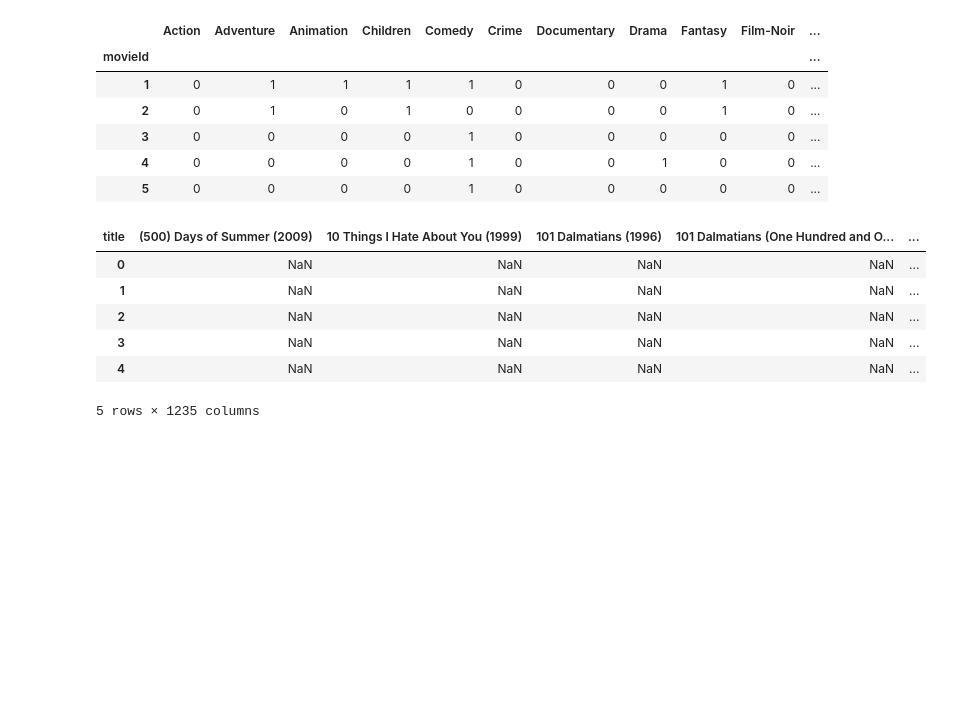
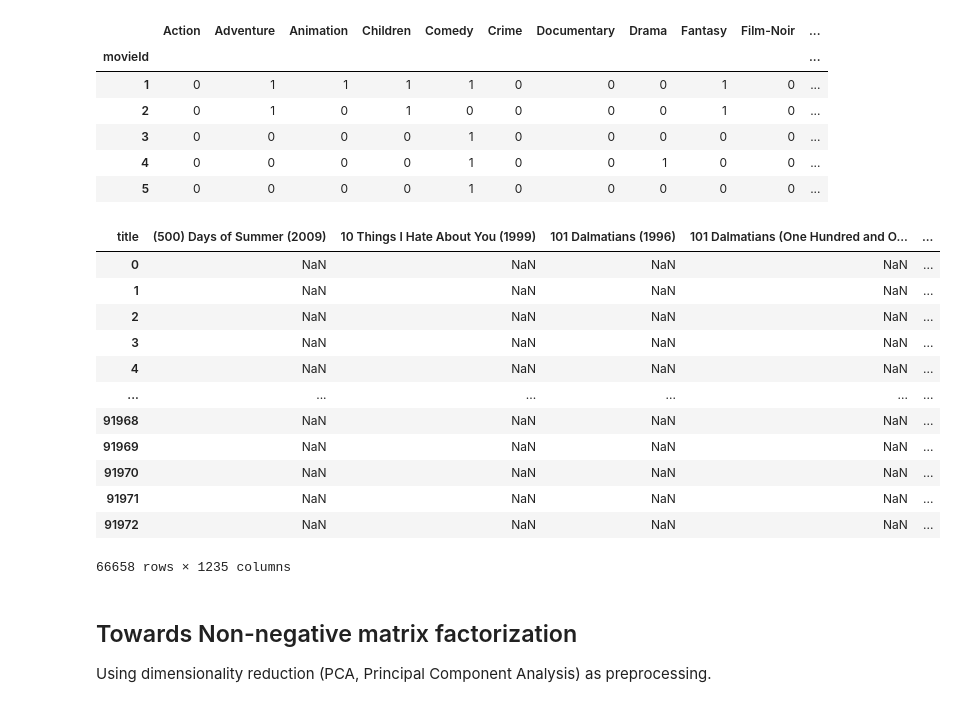
Before and after one commit to raphaelw/data-science-bootcamp, a Jupyter notebook: 10_week/project/unsupervised_learning.ipynb, the cells around one changed output. Drawn from its saved outputs; the diff is of its cells as text; code cells hidden in the pictures; blank space fills up the shorter version.

```diff
--- a/10_week/project/unsupervised_learning.ipynb
+++ b/10_week/project/unsupervised_learning.ipynb
@@ -57,13 +62,23 @@ M_movie_genres.head()
 | 4 | 0 | 0 | 0 | 0 | 1 | 0 | 0 | 1 | 0 | 0 | ... |
 | 5 | 0 | 0 | 0 | 0 | 1 | 0 | 0 | 0 | 0 | 0 | ... |
 # %%
-M_raitings = df_raitings.pivot(columns='title', values='raiting')
-M_raitings.head()
+M_raitings = df_raitings.pivot(columns='title', values='raiting').dropna(how='all')
+M_raitings
 # %% [output]
 | title | (500) Days of Summer (2009) | 10 Things I Hate About You (1999) | 101 Dalmatians (1996) | 101 Dalmatians (One Hundred and O... | ... |
 | 0 | NaN | NaN | NaN | NaN | ... |
 | 1 | NaN | NaN | NaN | NaN | ... |
 | 2 | NaN | NaN | NaN | NaN | ... |
 | 3 | NaN | NaN | NaN | NaN | ... |
 | 4 | NaN | NaN | NaN | NaN | ... |
+| ... | ... | ... | ... | ... | ... |
+| 91968 | NaN | NaN | NaN | NaN | ... |
+| 91969 | NaN | NaN | NaN | NaN | ... |
+| 91970 | NaN | NaN | NaN | NaN | ... |
+| 91971 | NaN | NaN | NaN | NaN | ... |
+| 91972 | NaN | NaN | NaN | NaN | ... |
-5 rows × 1235 columns
+66658 rows × 1235 columns
+# %% [markdown]
+## Towards Non-negative matrix factorization
+
+Using dimensionality reduction (PCA, Principal Component Analysis) as preprocessing.
```
Also changed, not shown: parts of 8 cells of this notebook.
